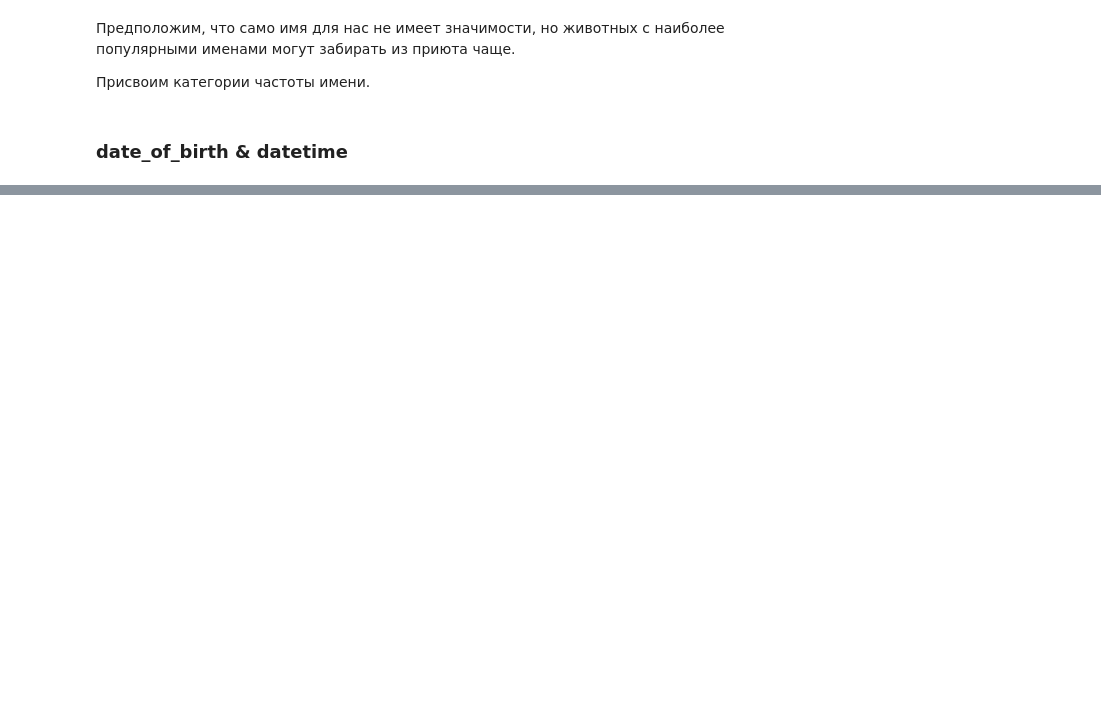
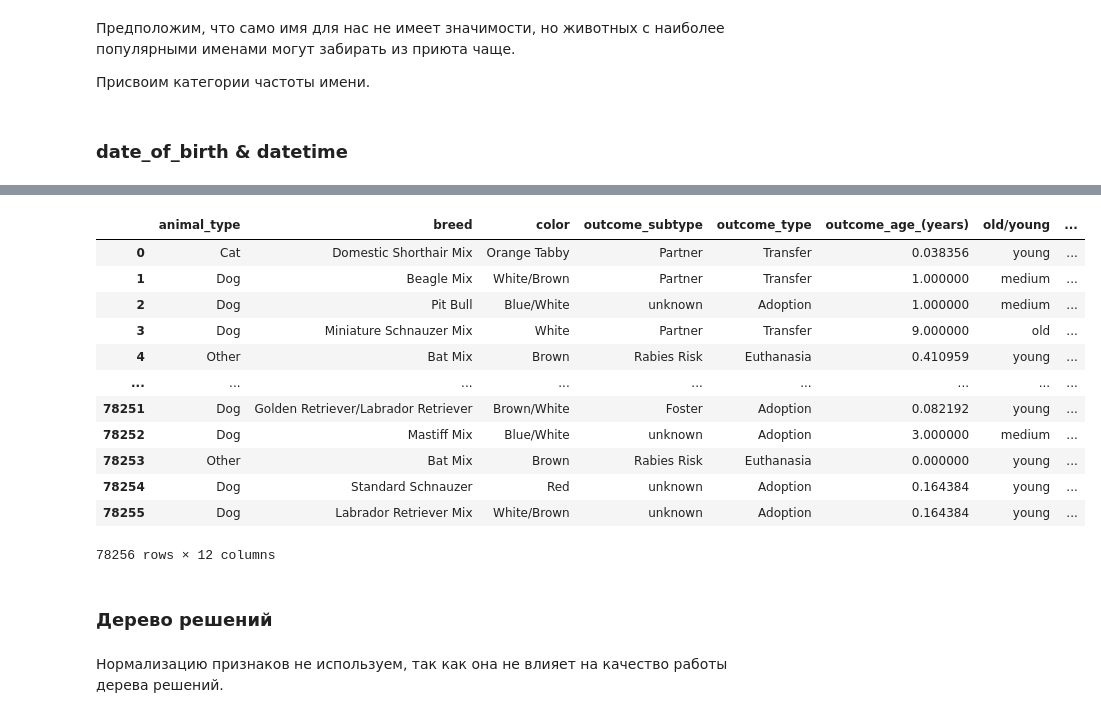
Before and after one commit to HeliosBI/DVP7HW3, a Jupyter notebook: HW3.ipynb, the cells around one changed output, grey strips where cells are left out. Drawn from its saved outputs; the diff is of its cells as text; code cells hidden in the pictures; blank space fills up the shorter version.

```diff
--- a/HW3.ipynb
+++ b/HW3.ipynb
@@ -252,0 +457,9 @@ dataset
+# %%
+outcome_res_freq_df = dataset.outcome_type.value_counts().rename_axis('unique_values') \
+                        .reset_index(name='outcome_res_freq')
+# %%
+dataset = dataset.merge(outcome_res_freq_df, how='left', left_on='outcome_type', right_on='unique_values')
+# %%
+dataset.outcome_type =   np.where(dataset['outcome_res_freq'] >= 500, dataset['outcome_type'], 'other')
+# %%
+dataset = dataset.drop(['outcome_res_freq', 'unique_values'], axis=1)
@@ -252,0 +500,20 @@ dataset
+# %%
+dataset
+# %% [output]
+|  | animal_type | breed | color | outcome_subtype | outcome_type | outcome_age_(years) | old/young | ... |
+| 0 | Cat | Domestic Shorthair Mix | Orange Tabby | Partner | Transfer | 0.038356 | young | ... |
+| 1 | Dog | Beagle Mix | White/Brown | Partner | Transfer | 1.000000 | medium | ... |
+| 2 | Dog | Pit Bull | Blue/White | unknown | Adoption | 1.000000 | medium | ... |
+| 3 | Dog | Miniature Schnauzer Mix | White | Partner | Transfer | 9.000000 | old | ... |
+| 4 | Other | Bat Mix | Brown | Rabies Risk | Euthanasia | 0.410959 | young | ... |
+| ... | ... | ... | ... | ... | ... | ... | ... | ... |
+| 78251 | Dog | Golden Retriever/Labrador Retriever | Brown/White | Foster | Adoption | 0.082192 | young | ... |
+| 78252 | Dog | Mastiff Mix | Blue/White | unknown | Adoption | 3.000000 | medium | ... |
+| 78253 | Other | Bat Mix | Brown | Rabies Risk | Euthanasia | 0.000000 | young | ... |
+| 78254 | Dog | Standard Schnauzer | Red | unknown | Adoption | 0.164384 | young | ... |
+| 78255 | Dog | Labrador Retriever Mix | White/Brown | unknown | Adoption | 0.164384 | young | ... |
+78256 rows × 12 columns
+# %% [markdown]
+### Дерево решений
+# %% [markdown]
+Нормализацию признаков не используем, так как она не влияет на качество работы дерева решений.
```
Also changed, not shown: parts of 53 cells of this notebook.
